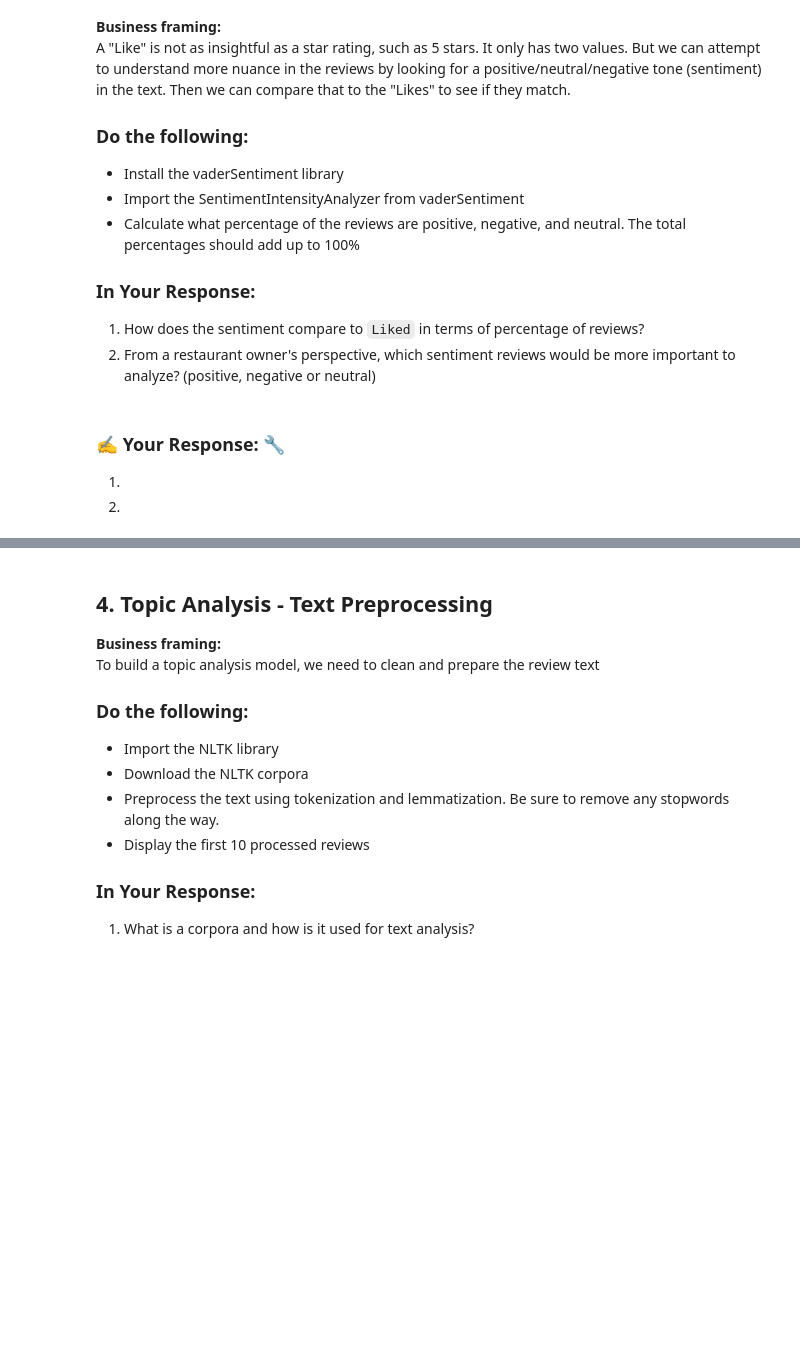
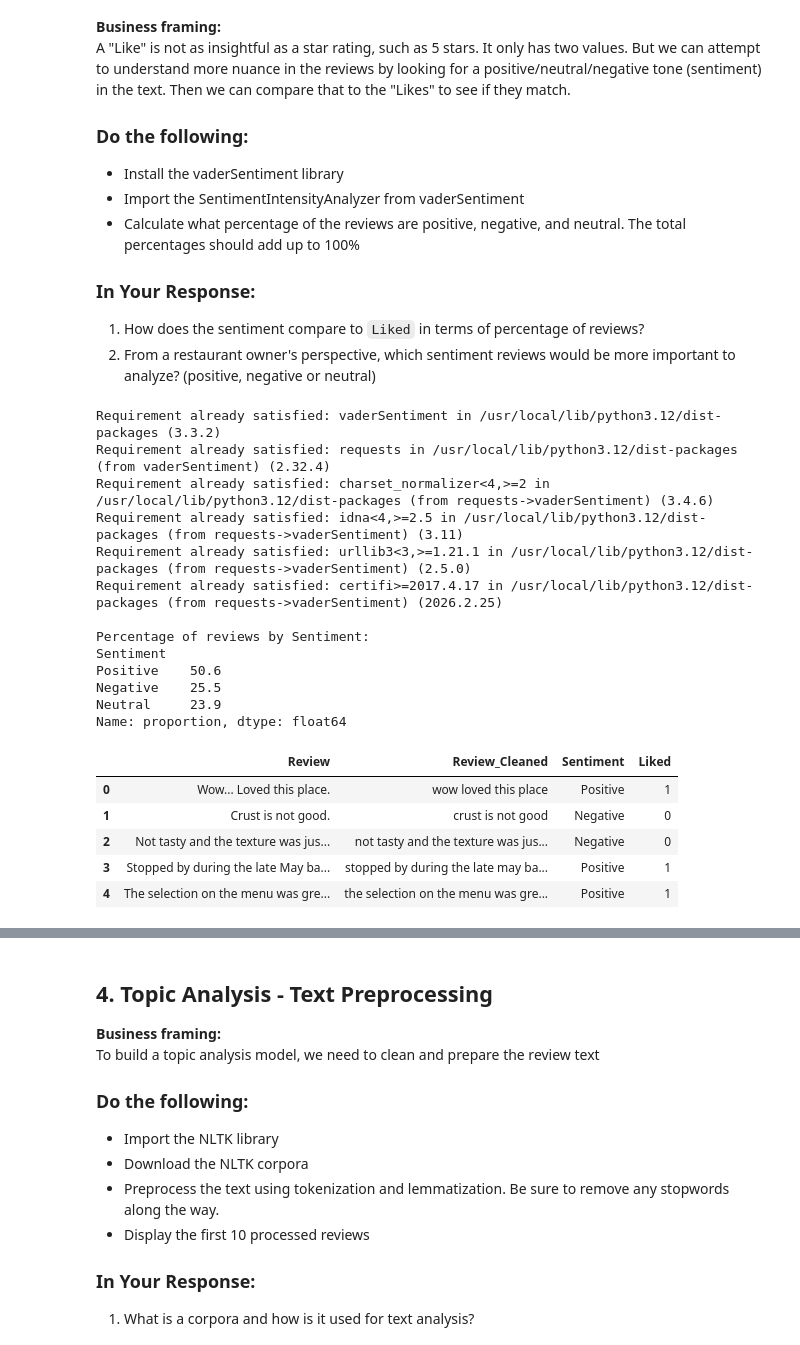
Before and after one commit to thornton330j/IS-4487, a Jupyter notebook: Assignments/assignment_13_ThorntonJackson.ipynb, the cells around one changed output, grey strips where cells are left out. Saved outputs shown, nothing was run; the diff lists cells and outputs as text; code cells hidden in the pictures; blank space fills up the shorter version.

```diff
--- a/Assignments/assignment_13_ThorntonJackson.ipynb
+++ b/Assignments/assignment_13_ThorntonJackson.ipynb
@@ -87,5 +157,50 @@ A "Like" is not as insightful as a star rating, such as 5 stars. It only has two
-# %% [markdown]
-### ✍️ Your Response: 🔧
-1.
-
-2.
+# %%
+# Add code here 🔧
+# Install vaderSentiment library if not already installed
+!pip install vaderSentiment
+
+from vaderSentiment.vaderSentiment import SentimentIntensityAnalyzer
+
+# Initialize VADER
+analyzer = SentimentIntensityAnalyzer()
+
+# Function to get sentiment score
+def get_sentiment(text):
+    vs = analyzer.polarity_scores(text)
+    if vs['compound'] >= 0.05:
+        return 'Positive'
+    elif vs['compound'] <= -0.05:
+        return 'Negative'
+    else:
+        return 'Neutral'
+
+# Apply sentiment analysis
+df['Sentiment'] = df['Review_Cleaned'].apply(get_sentiment)
+
+# Calculate percentages of reviews
+sentiment_counts = df['Sentiment'].value_counts(normalize=True) * 100
+print("\nPercentage of reviews by Sentiment:")
+print(sentiment_counts)
+
+# Show
+display(df[['Review', 'Review_Cleaned', 'Sentiment', 'Liked']].head())
+# %% [output]
+Requirement already satisfied: vaderSentiment in /usr/local/lib/python3.12/dist-packages (3.3.2)
+Requirement already satisfied: requests in /usr/local/lib/python3.12/dist-packages (from vaderSentiment) (2.32.4)
+Requirement already satisfied: charset_normalizer<4,>=2 in /usr/local/lib/python3.12/dist-packages (from requests->vaderSentiment) (3.4.6)
+Requirement already satisfied: idna<4,>=2.5 in /usr/local/lib/python3.12/dist-packages (from requests->vaderSentiment) (3.11)
+Requirement already satisfied: urllib3<3,>=1.21.1 in /usr/local/lib/python3.12/dist-packages (from requests->vaderSentiment) (2.5.0)
+Requirement already satisfied: certifi>=2017.4.17 in /usr/local/lib/python3.12/dist-packages (from requests->vaderSentiment) (2026.2.25)
+
+Percentage of reviews by Sentiment:
+Sentiment
+Positive    50.6
+Negative    25.5
+Neutral     23.9
+Name: proportion, dtype: float64
+|  | Review | Review_Cleaned | Sentiment | Liked |
+| 0 | Wow... Loved this place. | wow loved this place | Positive | 1 |
+| 1 | Crust is not good. | crust is not good | Negative | 0 |
+| 2 | Not tasty and the texture was jus... | not tasty and the texture was jus... | Negative | 0 |
+| 3 | Stopped by during the late May ba... | stopped by during the late may ba... | Positive | 1 |
+| 4 | The selection on the menu was gre... | the selection on the menu was gre... | Positive | 1 |
```
Also changed, not shown: parts of 27 cells of this notebook.
